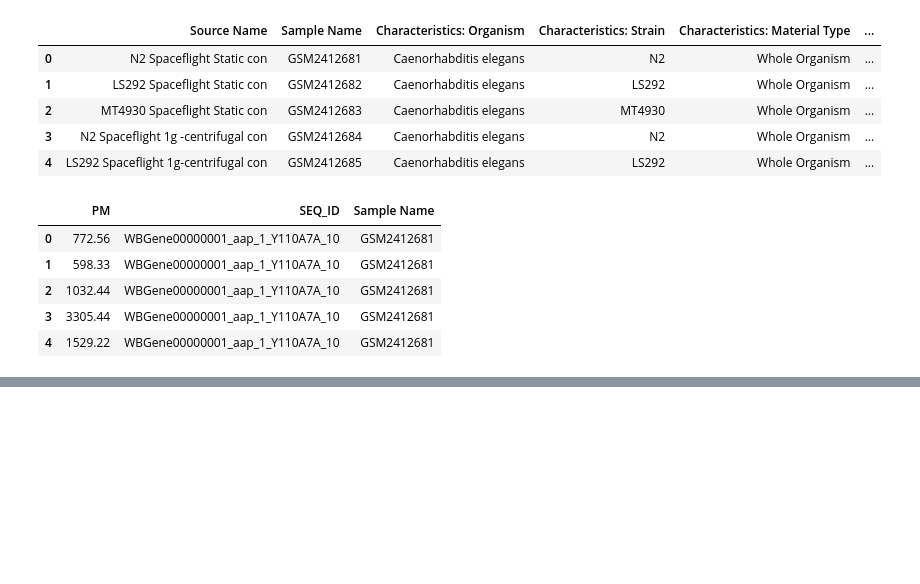
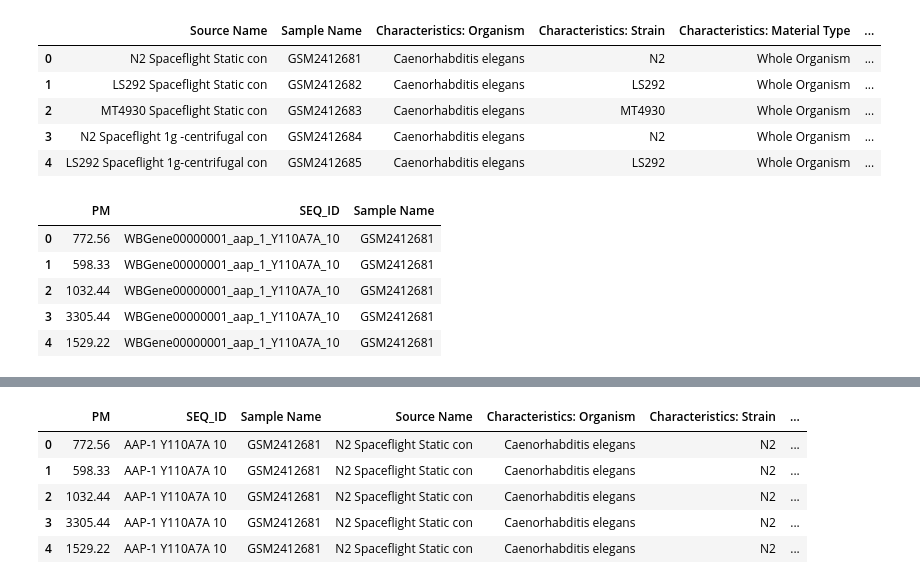
Before and after one commit to falatfernando/AnderWorm, a Jupyter notebook: solution.ipynb, the cells around one changed output, grey strips where cells are left out. Drawn from its saved outputs; the diff is of its cells as text; code cells hidden in the pictures; blank space fills up the shorter version.

```diff
--- a/solution.ipynb
+++ b/solution.ipynb
@@ -196,0 +221,9 @@ df = result_df1
+# %%
+df.head()
+# %% [output]
+|  | PM | SEQ_ID | Sample Name | Source Name | Characteristics: Organism | Characteristics: Strain | ... |
+| 0 | 772.56 | AAP-1 Y110A7A 10 | GSM2412681 | N2 Spaceflight Static con | Caenorhabditis elegans | N2 | ... |
+| 1 | 598.33 | AAP-1 Y110A7A 10 | GSM2412681 | N2 Spaceflight Static con | Caenorhabditis elegans | N2 | ... |
+| 2 | 1032.44 | AAP-1 Y110A7A 10 | GSM2412681 | N2 Spaceflight Static con | Caenorhabditis elegans | N2 | ... |
+| 3 | 3305.44 | AAP-1 Y110A7A 10 | GSM2412681 | N2 Spaceflight Static con | Caenorhabditis elegans | N2 | ... |
+| 4 | 1529.22 | AAP-1 Y110A7A 10 | GSM2412681 | N2 Spaceflight Static con | Caenorhabditis elegans | N2 | ... |
```
Also changed, not shown: parts of 14 cells of this notebook.
